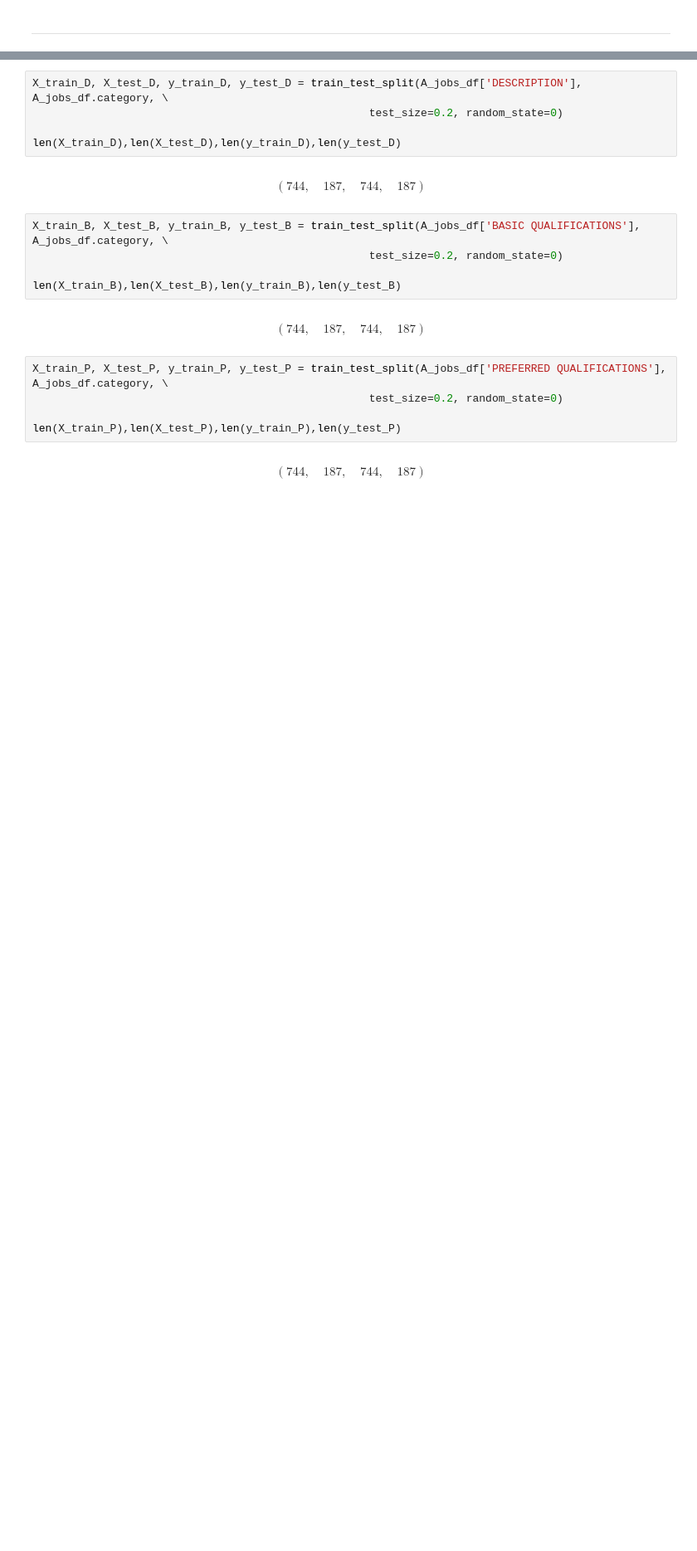
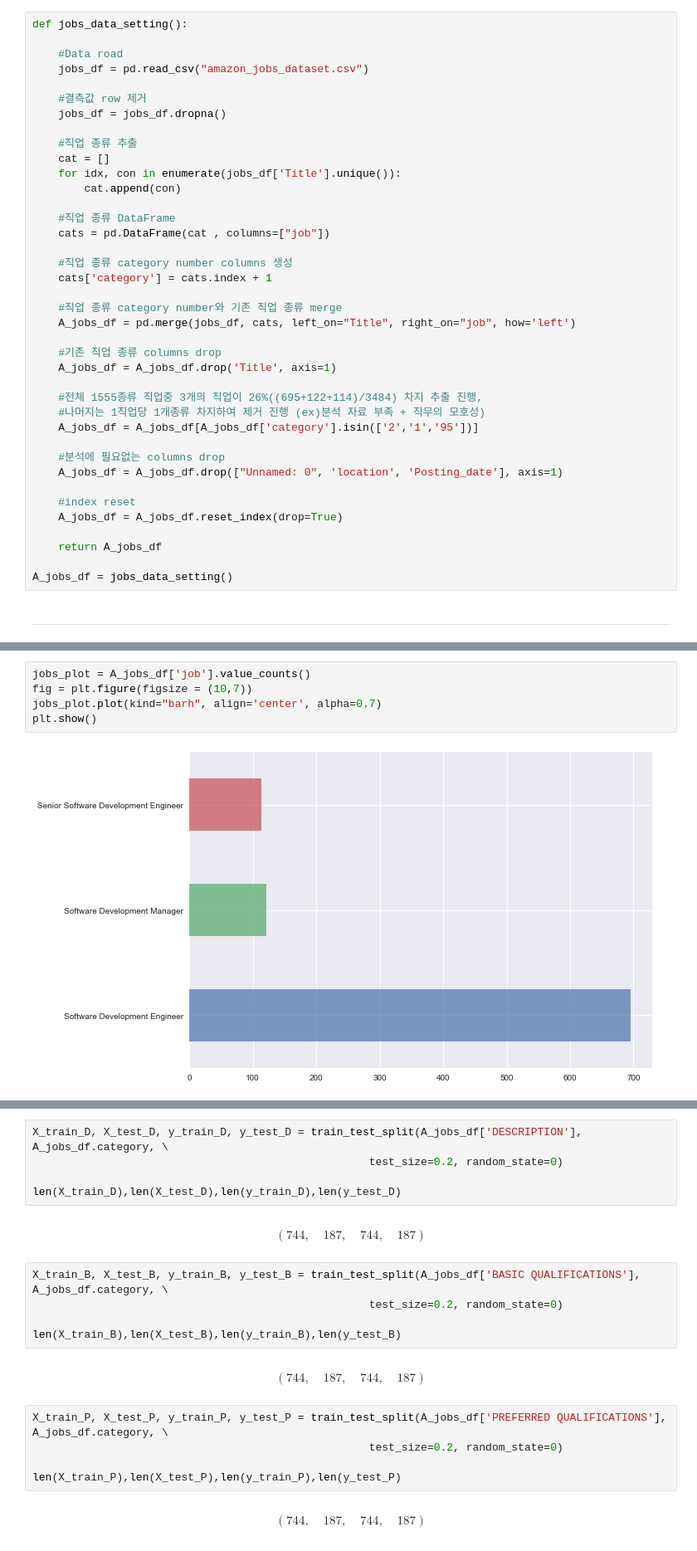
Before and after one commit to UPRMG/Project, a Jupyter notebook: Project/Project.ipynb, the cells around one changed output, grey strips where cells are left out. Shown: that part at 83% size. Drawn from its saved outputs; the diff is of its cells as text; blank space fills up the shorter version.

```diff
--- a/Project/Project.ipynb
+++ b/Project/Project.ipynb
@@ -127,2 +22,41 @@ A_jobs_df.tail()
+# %%
+def jobs_data_setting():
+
+    #Data road
+    jobs_df = pd.read_csv("amazon_jobs_dataset.csv")
+
+    #결측값 row 제거
+    jobs_df = jobs_df.dropna()
+
+    #직업 종류 추출
+    cat = []
+    for idx, con in enumerate(jobs_df['Title'].unique()):
+        cat.append(con)
+
+    #직업 종류 DataFrame
+    cats = pd.DataFrame(cat , columns=["job"])
+
+    #직업 종류 category number columns 생성
+    cats['category'] = cats.index + 1
+
+    #직업 종류 category number와 기존 직업 종류 merge
+    A_jobs_df = pd.merge(jobs_df, cats, left_on="Title", right_on="job", how='left')
+
+    #기존 직업 종류 columns drop
+    A_jobs_df = A_jobs_df.drop('Title', axis=1)
+
+    #전체 1555종류 직업중 3개의 직업이 26%((695+122+114)/3484) 차지 추출 진행,
+    #나머지는 1직업당 1개종류 차지하여 제거 진행 (ex)분석 자료 부족 + 직무의 모호성)
+    A_jobs_df = A_jobs_df[A_jobs_df['category'].isin(['2','1','95'])]
+
+    #분석에 필요없는 columns drop
+    A_jobs_df = A_jobs_df.drop(["Unnamed: 0", 'location', 'Posting_date'], axis=1)
+
+    #index reset
+    A_jobs_df = A_jobs_df.reset_index(drop=True)
+
+    return A_jobs_df
+
+A_jobs_df = jobs_data_setting()
 # %% [markdown]
 ---
@@ -128,0 +74,7 @@ A_jobs_df.tail()
+# %%
+jobs_plot = A_jobs_df['job'].value_counts()
+fig = plt.figure(figsize = (10,7))
+jobs_plot.plot(kind="barh", align='center', alpha=0.7)
+plt.show()
+# %% [output]
+[figure, added]
```
Also changed, not shown: parts of 102 cells of this notebook.
